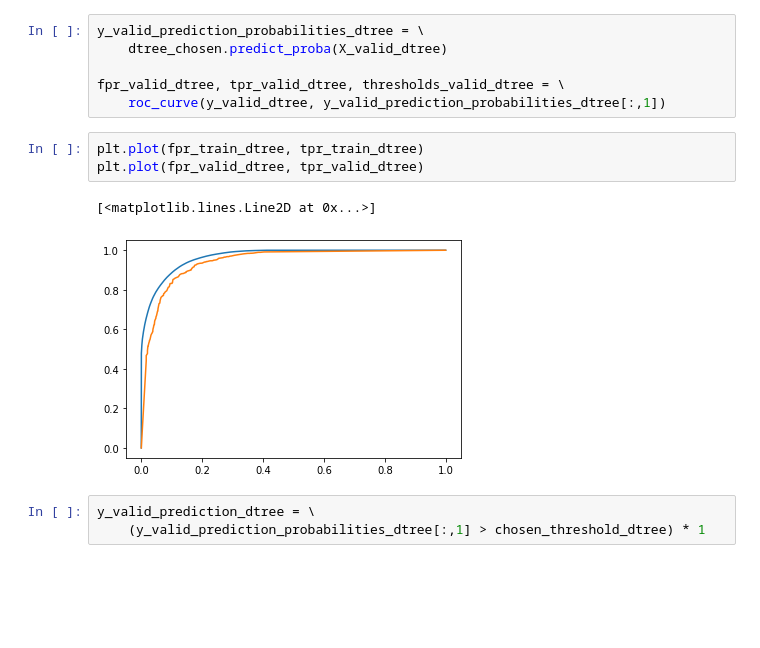
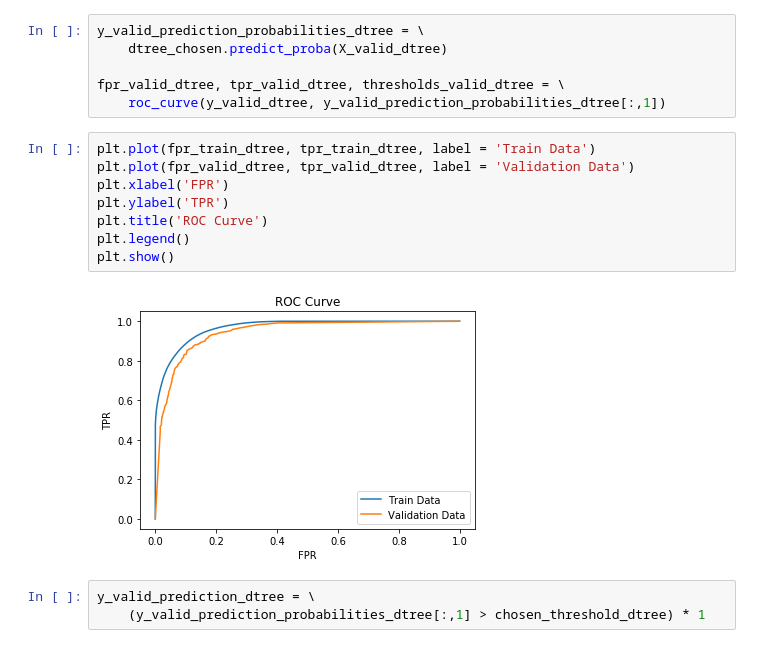
Before and after one commit to MatePocs/hotel_reserve_cancellations, a Jupyter notebook: 02_modelling.ipynb, the cells around one changed output. Cells and saved outputs as stored; diff of their text form; blank space fills up the shorter version.

```diff
--- a/02_modelling.ipynb
+++ b/02_modelling.ipynb
@@ -528,12 +498,16 @@ y_valid_prediction_probabilities_dtree = \
 
 fpr_valid_dtree, tpr_valid_dtree, thresholds_valid_dtree = \
     roc_curve(y_valid_dtree, y_valid_prediction_probabilities_dtree[:,1])
-# %%
-plt.plot(fpr_train_dtree, tpr_train_dtree)
-plt.plot(fpr_valid_dtree, tpr_valid_dtree)
-# %% [output]
-[<matplotlib.lines.Line2D at 0x...>]
-[figure, removed]
+# %%
+plt.plot(fpr_train_dtree, tpr_train_dtree, label = 'Train Data')
+plt.plot(fpr_valid_dtree, tpr_valid_dtree, label = 'Validation Data')
+plt.xlabel('FPR')
+plt.ylabel('TPR')
+plt.title('ROC Curve')
+plt.legend()
+plt.show()
+# %% [output]
+[figure, added]
 # %%
 y_valid_prediction_dtree = \
     (y_valid_prediction_probabilities_dtree[:,1] > chosen_threshold_dtree) * 1
```
Also changed, not shown: parts of 44 cells of this notebook, 2 other files.
